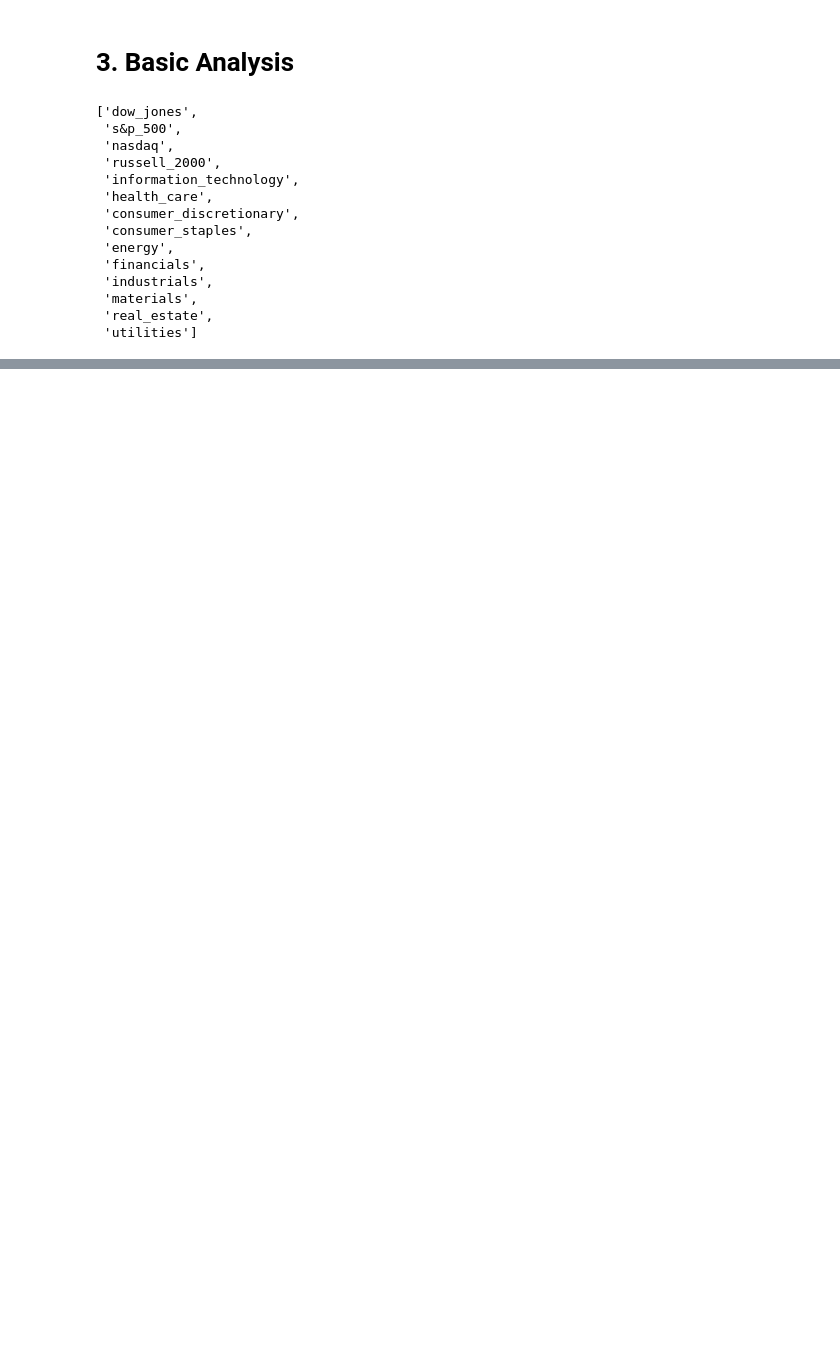
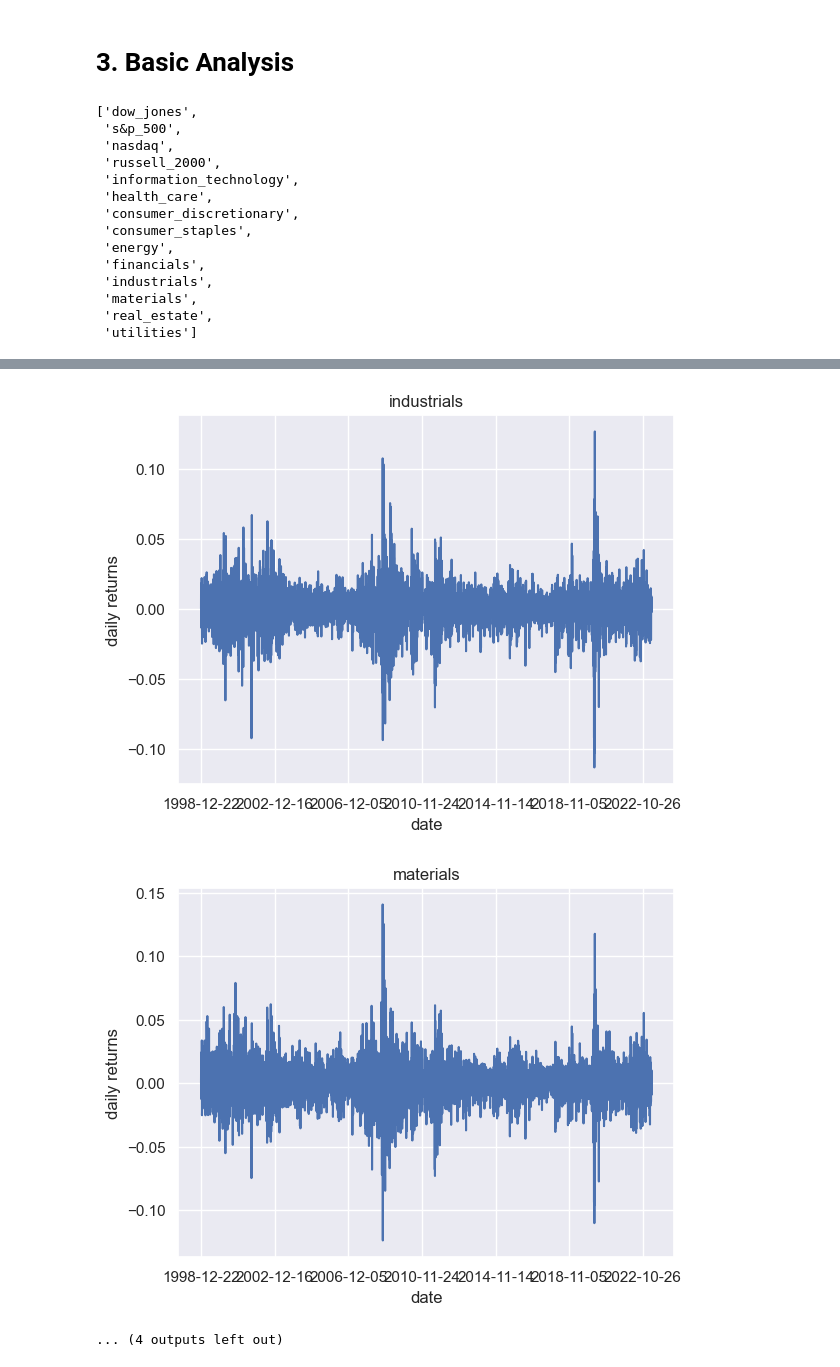
Before and after one commit to ahn283/projects, a Jupyter notebook: dsmv/usa_dsmv_research.ipynb, the cells around one changed output, grey strips where cells are left out. Cells and saved outputs as stored; diff of their text form; code cells hidden in the pictures; blank space fills up the shorter version.

Commit message:
update returns and volatility

```diff
--- a/dsmv/usa_dsmv_research.ipynb
+++ b/dsmv/usa_dsmv_research.ipynb
@@ -172,18 +141,25 @@ index_data_df['code'].unique().tolist()
 
 def get_daily_returns(df):
 
+    # get the unique index names
     indexes = df['code'].unique().tolist()
+    # print(indexes)
 
-    print(indexes)
+    # get daily returns from close price in the dataframe and insert into the dataframe new column named 'daily_rets'
 
-    for index in indexes:
+    for index_name in indexes:
+        df.loc[df["code"] == index_name, "daily_rets"] = df.loc[df["code"] == index_name]["close"].pct_change()
+        df['daily_rets'] = df['daily_rets'].replace([np.inf, -np.inf], np.nan)
+        df['daily_rets'] = df['daily_rets'].fillna(0)
 
-        df.loc[df["code"] == index]["close"].pct_change().fillna(0).plot()
+    # plot the returns
+    for index_name in indexes:
+
+        # plot the returns of each index
+        df.loc[df["code"] == index_name]["daily_rets"].plot()
         plt.xlabel("date")
         plt.ylabel("daily returns")
-        plt.title(index)
+        plt.title(index_name)
         plt.show()
 
-    # return df
-
-#
+    return df
@@ -205,0 +166,4 @@ get_daily_returns(index_data_df)
+# %%
+index_data_df_rets = get_daily_returns(index_data_df)
+index_data_df_rets
+# %% [output]
@@ -205,0 +180,3 @@ get_daily_returns(index_data_df)
+[figure, added]
+[figure, added]
+... (4 outputs left out)
```
Also changed, not shown: parts of 8 cells of this notebook.
